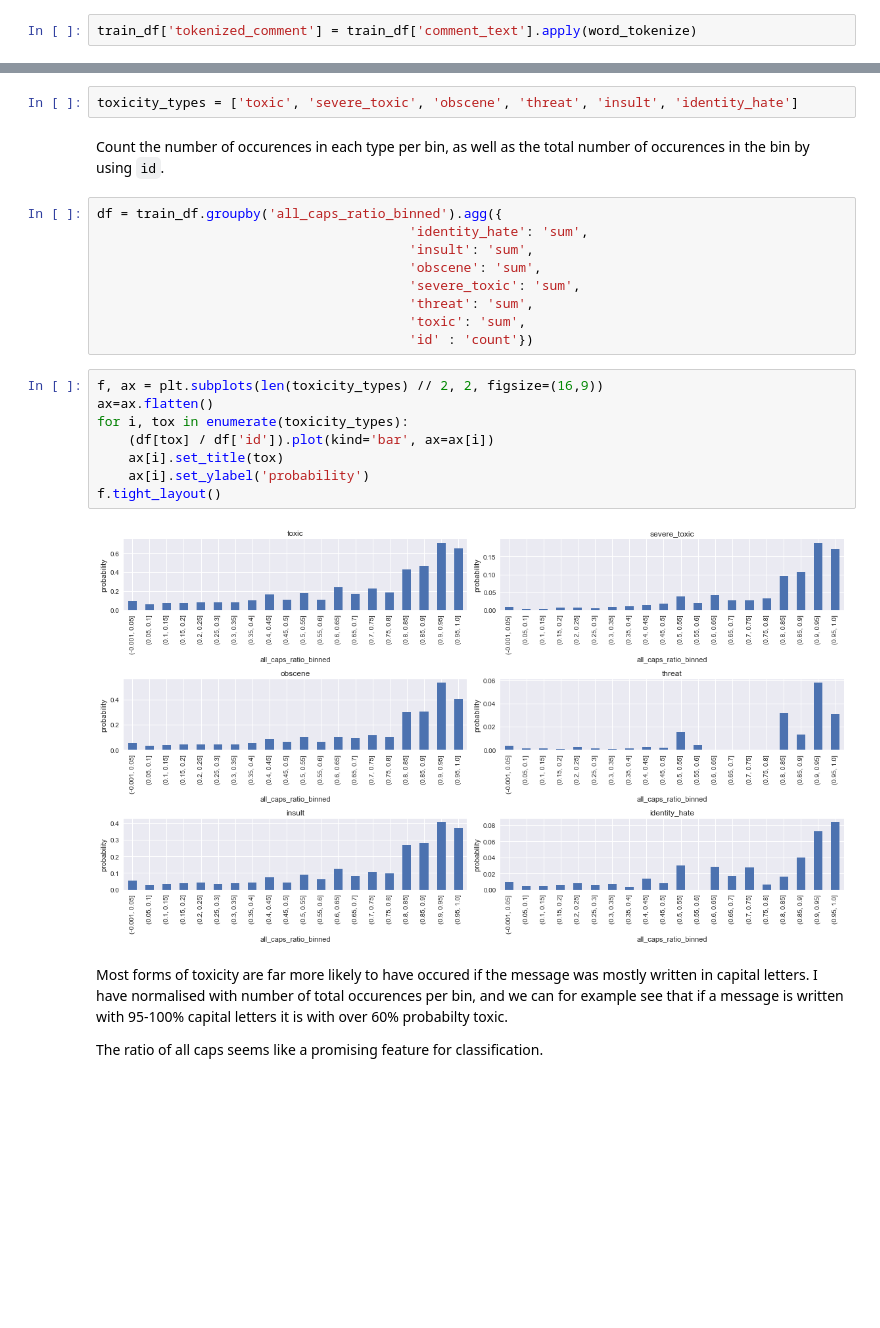
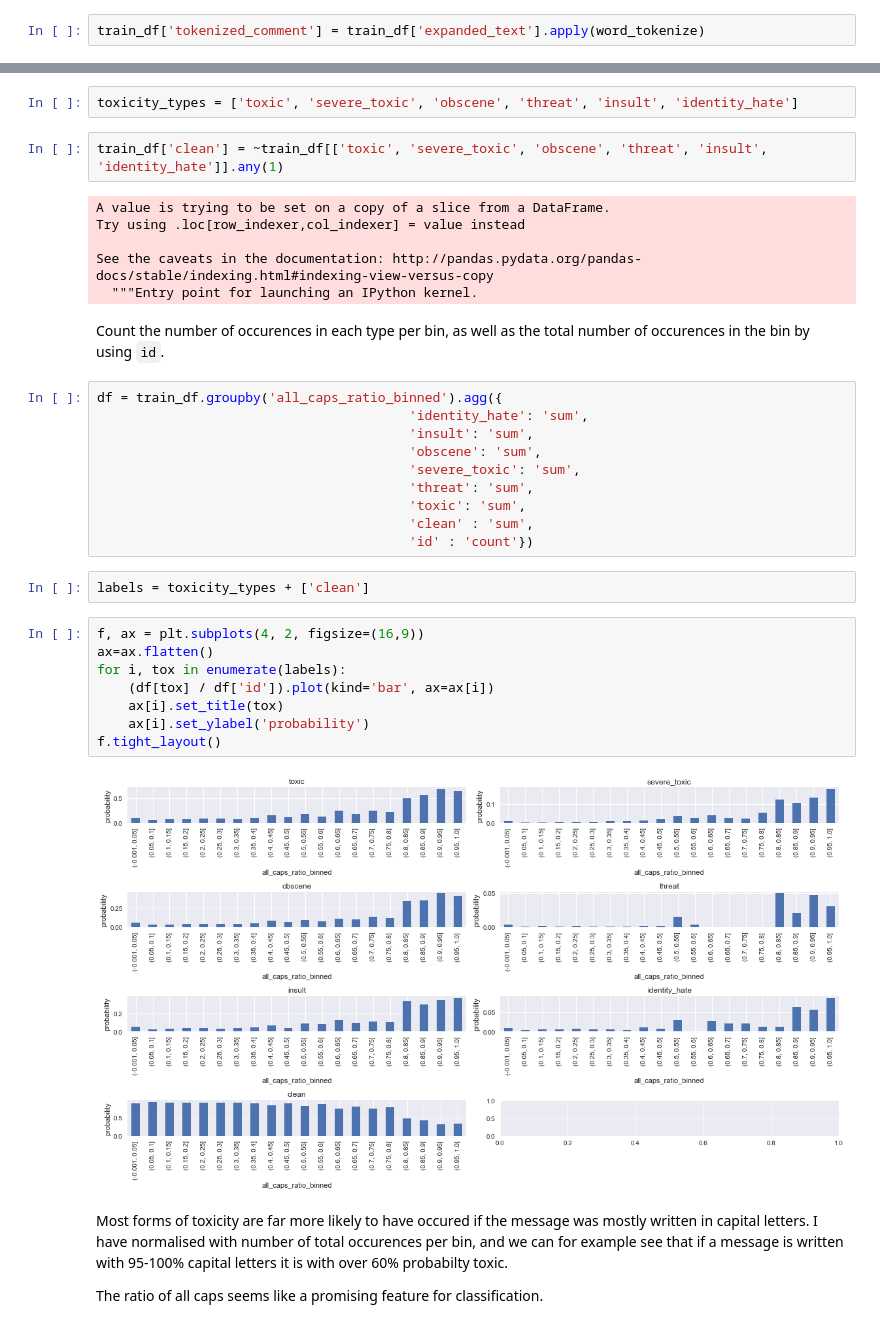
Before and after one commit to gustavgransbo/Data-Science-Playground, a Jupyter notebook: Kaggle/Toxic Comment Classification/1. Toxic Comment Classification - EDA.ipynb, the cells around one changed output, grey strips where cells are left out. Cells and saved outputs as stored; diff of their text form; blank space fills up the shorter version.

```diff
--- a/Kaggle/Toxic Comment Classification/1. Toxic Comment Classification - EDA.ipynb
+++ b/Kaggle/Toxic Comment Classification/1. Toxic Comment Classification - EDA.ipynb
@@ -149,5 +232,5 @@ from nltk import word_tokenize
 # %%
-train_df['tokenized_comment'] = train_df['comment_text'].apply(word_tokenize)
+train_df['tokenized_comment'] = train_df['expanded_text'].apply(word_tokenize)
 # %% [output]
 A value is trying to be set on a copy of a slice from a DataFrame.
 Try using .loc[row_indexer,col_indexer] = value instead
@@ -237,5 +322,13 @@ See the caveats in the documentation: http://pandas.pydata.org/pandas-docs/stabl
 # %%
 toxicity_types = ['toxic', 'severe_toxic', 'obscene', 'threat', 'insult', 'identity_hate']
+# %%
+train_df['clean'] = ~train_df[['toxic', 'severe_toxic', 'obscene', 'threat', 'insult', 'identity_hate']].any(1)
+# %% [output]
+A value is trying to be set on a copy of a slice from a DataFrame.
+Try using .loc[row_indexer,col_indexer] = value instead
+
+See the caveats in the documentation: http://pandas.pydata.org/pandas-docs/stable/indexing.html#indexing-view-versus-copy
+  """Entry point for launching an IPython kernel.
 # %% [markdown]
 Count the number of occurences in each type per bin, as well as the total number of occurences in the bin by using `id`.
 # %%
@@ -246,17 +339,20 @@ df = train_df.groupby('all_caps_ratio_binned').agg({
                                         'severe_toxic': 'sum',
                                         'threat': 'sum',
                                         'toxic': 'sum',
+                                        'clean' : 'sum',
                                         'id' : 'count'})
+# %%
+labels = toxicity_types + ['clean']
 # %%
-f, ax = plt.subplots(len(toxicity_types) // 2, 2, figsize=(16,9))
+f, ax = plt.subplots(4, 2, figsize=(16,9))
 ax=ax.flatten()
-for i, tox in enumerate(toxicity_types):
+for i, tox in enumerate(labels):
     (df[tox] / df['id']).plot(kind='bar', ax=ax[i])
     ax[i].set_title(tox)
     ax[i].set_ylabel('probability')
 f.tight_layout()
 # %% [output]
-[figure, old version]
+[figure, new version]
 # %% [markdown]
 Most forms of toxicity are far more likely to have occured if the message was mostly written in capital letters.
 I have normalised with number of total occurences per bin, and we can for example see that if a message is written with 95-100% capital letters it is with over 60% probabilty toxic.
```
Also changed, not shown: parts of 14 cells of this notebook.
